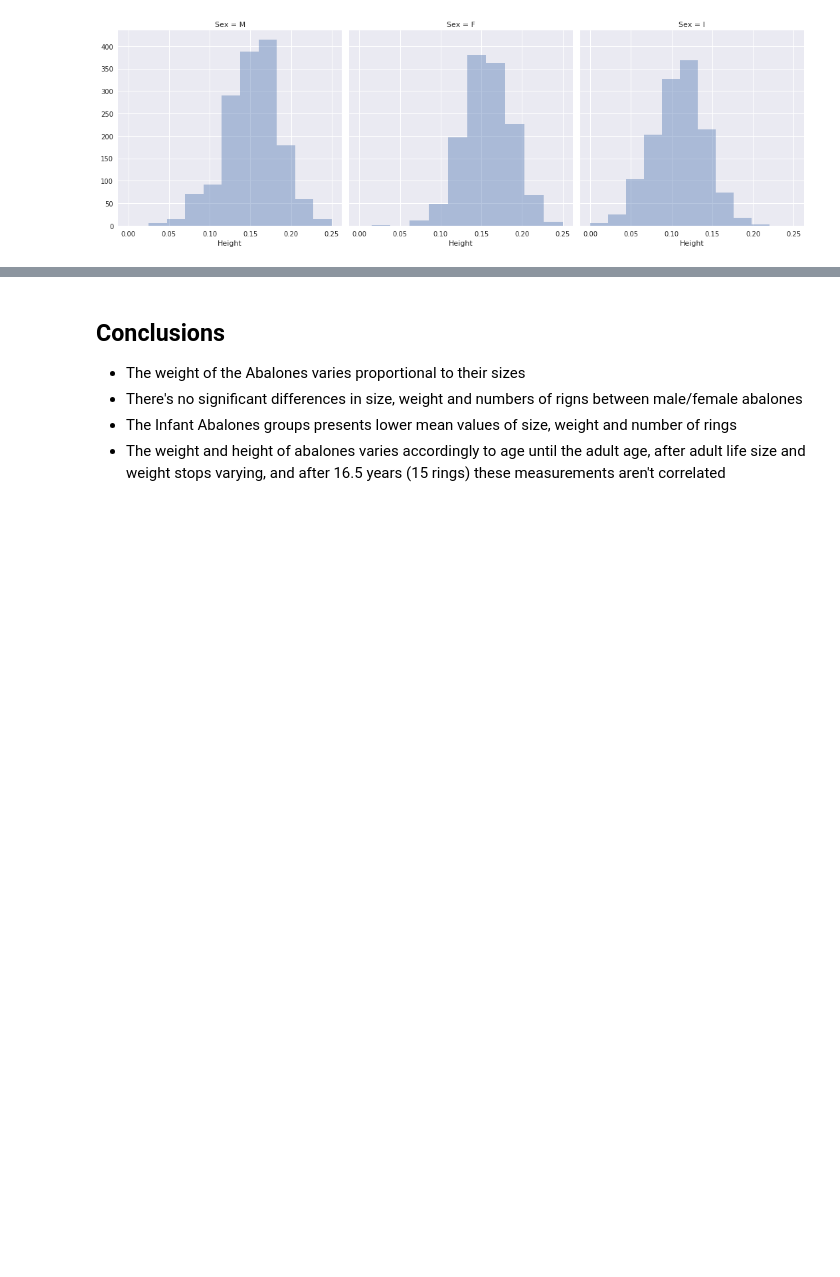
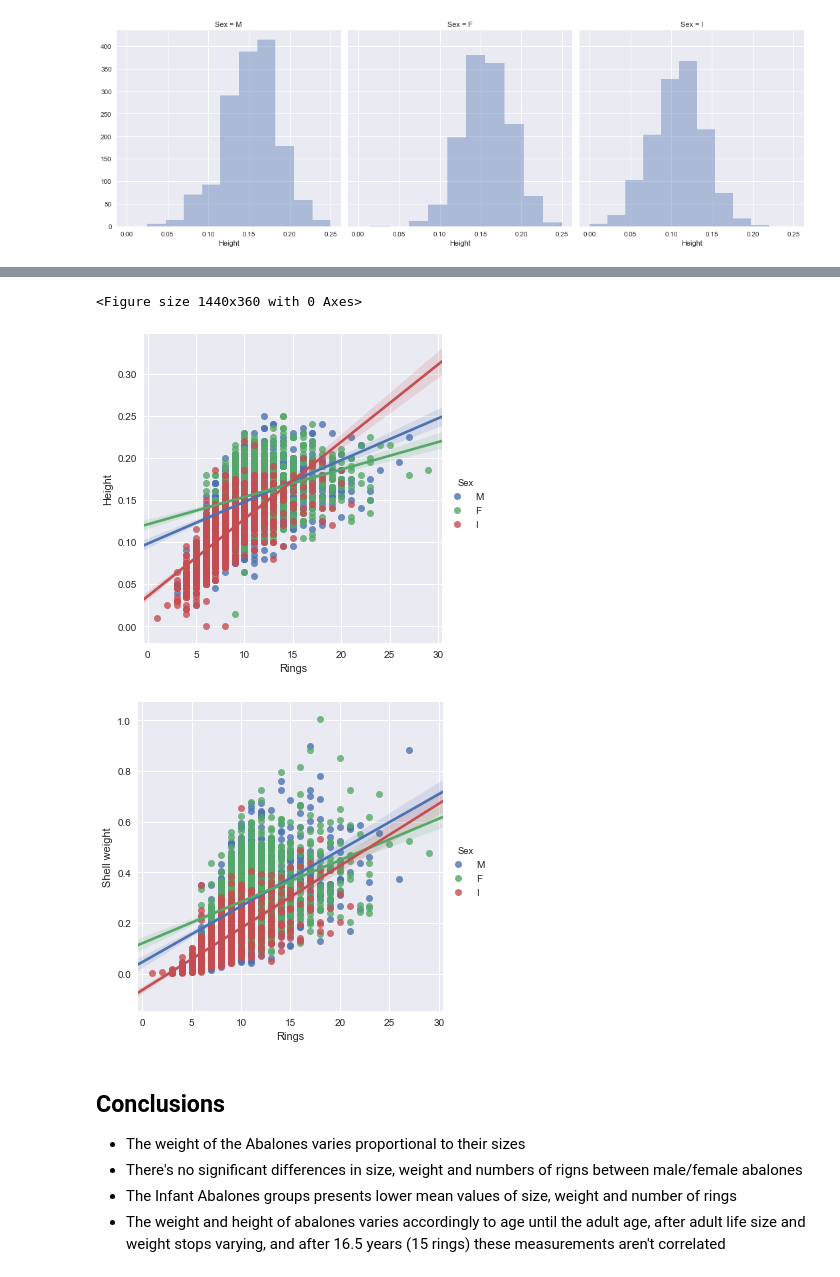
Before and after one commit to rodolfo-mendes/abalone, a Jupyter notebook: exploratory-data-analysis.ipynb, the cells around one changed output, grey strips where cells are left out. Drawn from its saved outputs; the diff is of its cells as text; code cells hidden in the pictures; blank space fills up the shorter version.

```diff
--- a/exploratory-data-analysis.ipynb
+++ b/exploratory-data-analysis.ipynb
@@ -381,3 +403,12 @@ _ = g.map(sns.distplot, 'Height', kde=False, bins=10)
+# %%
+plt.figure(figsize=(20, 5))
+
+_ = sns.lmplot(data=abalone, x='Rings', y='Height', hue='Sex', fit_reg=True)
+_ = sns.lmplot(data=abalone, x='Rings', y='Shell weight', hue='Sex', fit_reg=True)
+# %% [output]
+<Figure size 1440x360 with 0 Axes>
+[figure, added]
+[figure, added]
 # %% [markdown]
 ## Conclusions
 
```
Also changed, not shown: parts of 21 cells of this notebook.
